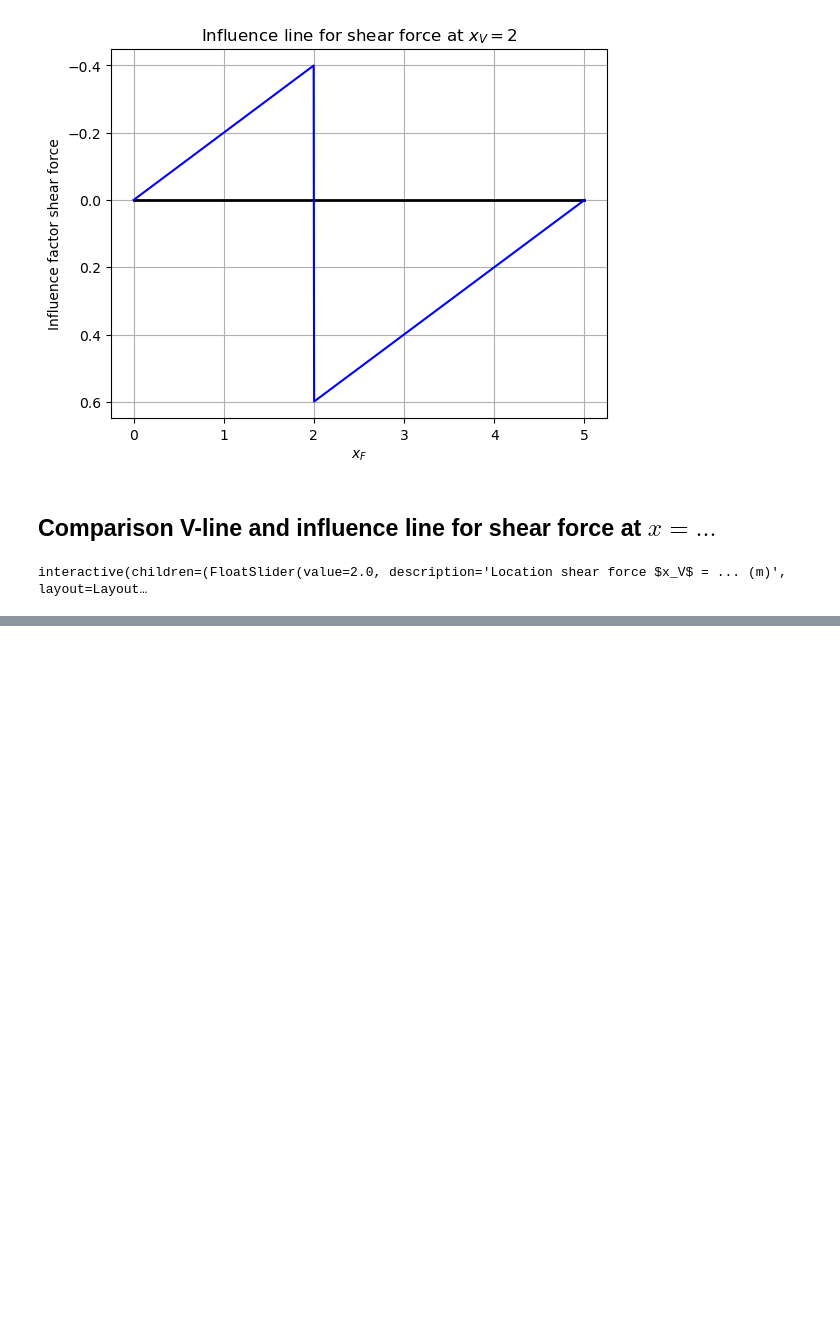
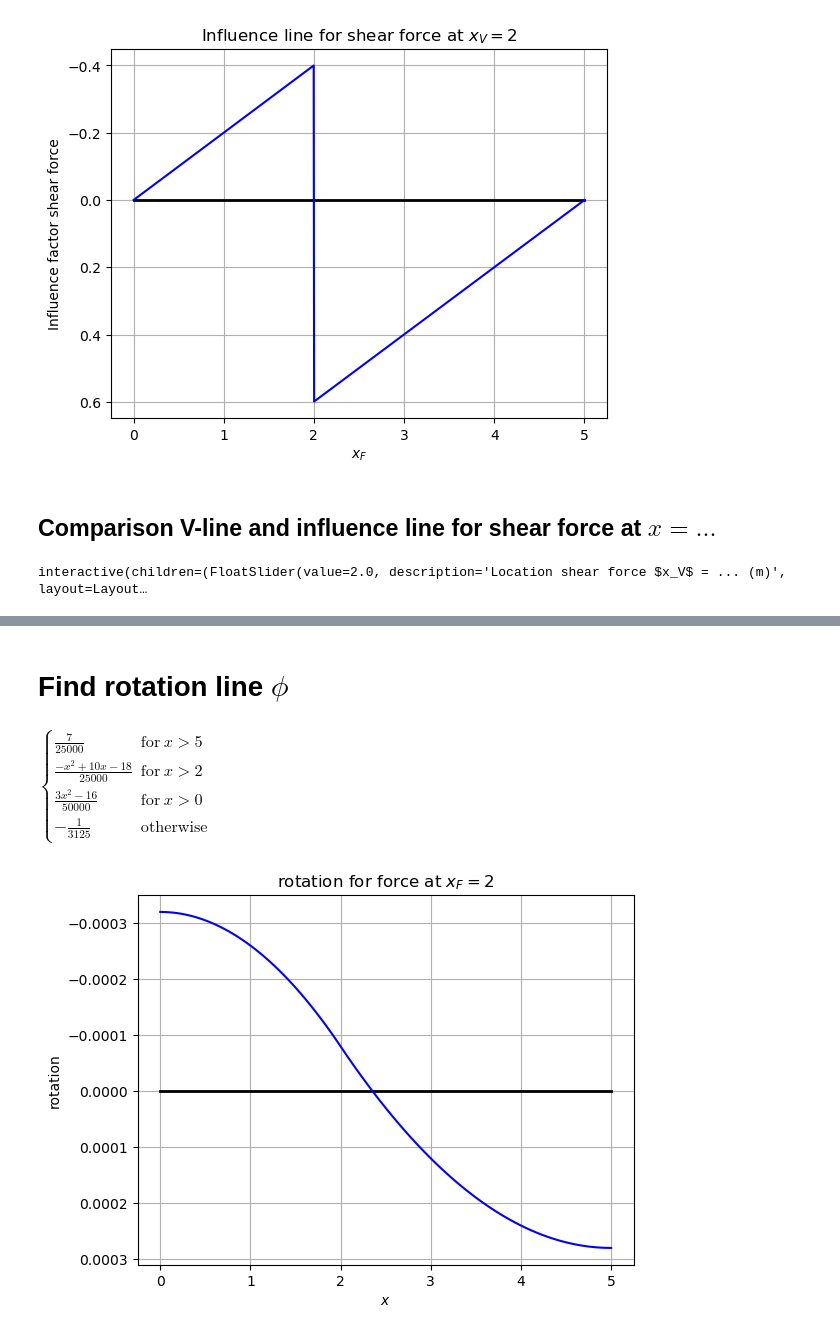
Before and after one commit to Tom-van-Woudenberg/Shared_notebooks, a Jupyter notebook: Structural_Mechanics_4/Interactive_influence_line_simple.ipynb, the cells around one changed output, grey strips where cells are left out. Saved outputs shown, nothing was run; the diff lists cells and outputs as text; code cells hidden in the pictures; blank space fills up the shorter version.

```diff
--- a/Structural_Mechanics_4/Interactive_influence_line_simple.ipynb
+++ b/Structural_Mechanics_4/Interactive_influence_line_simple.ipynb
@@ -309,0 +427,17 @@ interactive(children=(FloatSlider(value=2.0, description='Location shear force $
+# %% [markdown]
+# Find rotation line $\phi$
+# %%
+display(sp.simplify(phi_subs.rewrite(sp.Piecewise)))
+x_plot = np.linspace(0,5,100)
+plt.plot([0,5],[0,0],color='black',linewidth=2)
+plt.plot(x_plot,phi_numpy(L=5,a=2,EI=5000,x=x_plot),color="blue")
+plt.xlabel('$x$')
+plt.ylabel('rotation')
+axs = plt.gca()
+axs.grid()
+axs.invert_yaxis()
+title0 = 'rotation for force at $x_F =  2 $'
+axs.set_title(title0);
+# %% [output]
+$\displaystyle \begin{cases} \frac{7}{25000} & \text{for}\: x > 5 \\\frac{- x^{2} + 10 x - 18}{25000} & \text{for}\: x > 2 \\\frac{3 x^{2} - 16}{50000} & \text{for}\: x > 0 \\- \frac{1}{3125} & \text{otherwise} \end{cases}$
+[figure, added]
```
Also changed, not shown: parts of 13 cells of this notebook.
